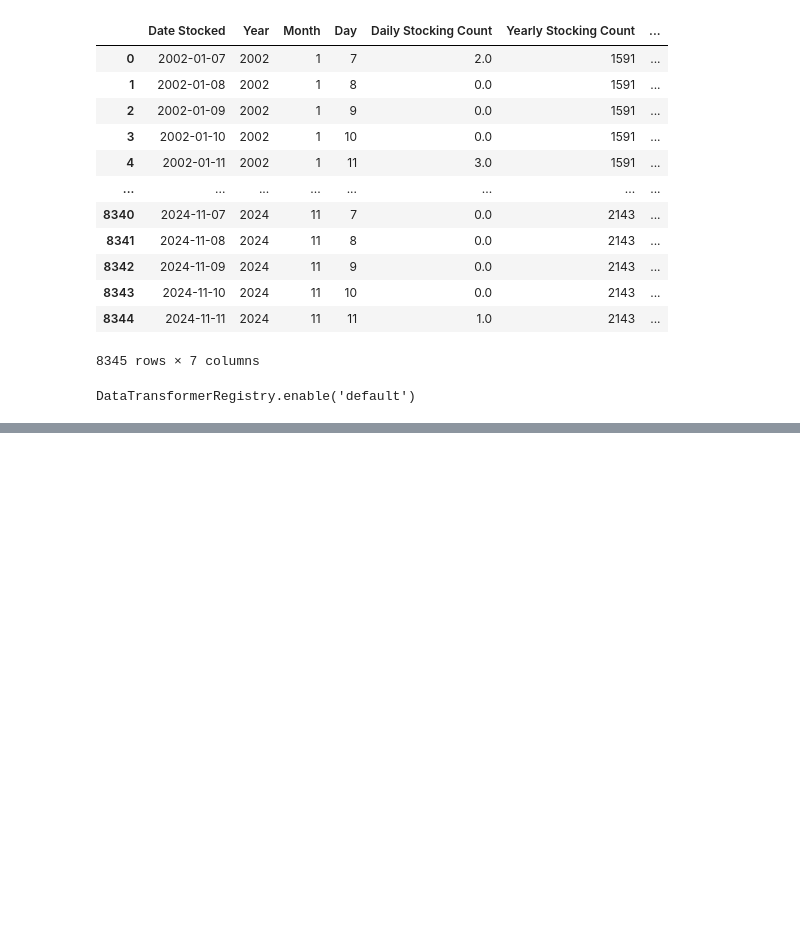
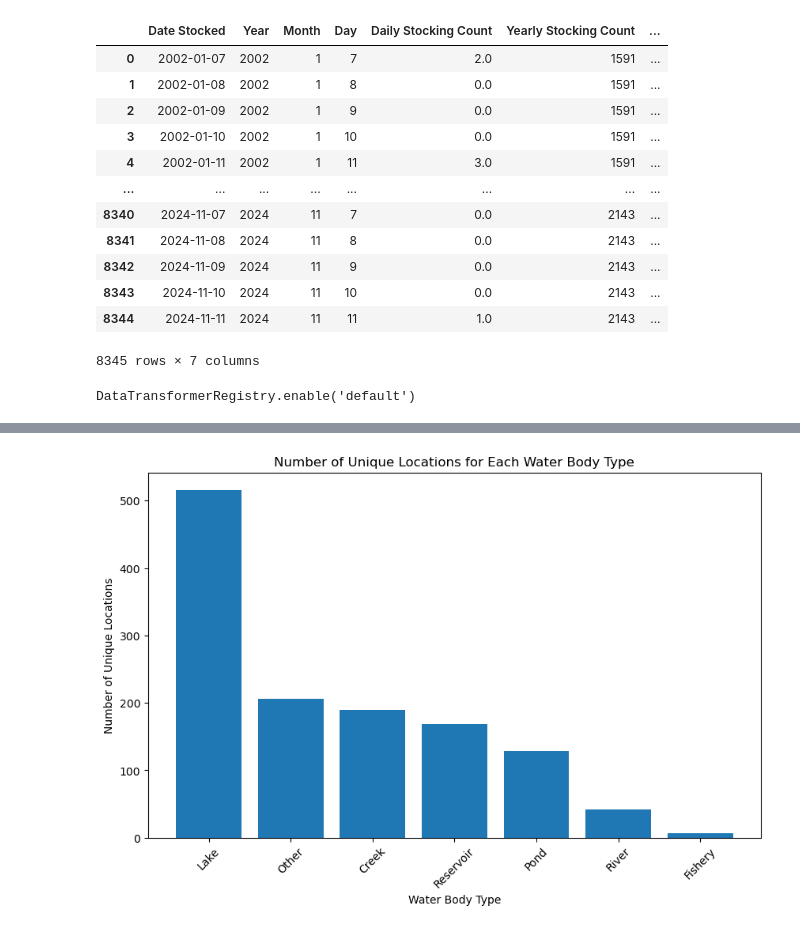
Before and after one commit to Daxton-Furniss/COMP-5960_Project, a Jupyter notebook: exploratory_notebook_draft.ipynb, the cells around one changed output, grey strips where cells are left out. Drawn from its saved outputs; the diff is of its cells as text; code cells hidden in the pictures; blank space fills up the shorter version.

Commit message:
adding water body vis, and some notes/inferences

```diff
--- a/exploratory_notebook_draft.ipynb
+++ b/exploratory_notebook_draft.ipynb
@@ -543,0 +560,8 @@ Introducing them in the summer helps to minimize mortality rates of stocked fish
+# %%
+#Number of unique locations for each each Water Body Type
+
+unique_instances_by_water_body_type = fish_stock_data.groupby('Water Body Type')['Water Name'].nunique().reset_index(name='Unique Instances')
+unique_instances_by_water_body_type = unique_instances_by_water_body_type.sort_values(by='Unique Instances', ascending=False)
+unique_instances_by_water_body_type
+
+#Caveat is some may not be able to be classified fully correctly using character recognition, so sorted into 'Other' Category
@@ -543,0 +577,11 @@ Introducing them in the summer helps to minimize mortality rates of stocked fish
+# %%
+# Plotting the number of unique locations for each Water Body Type
+plt.figure(figsize=(10, 6))
+plt.bar(unique_instances_by_water_body_type['Water Body Type'], unique_instances_by_water_body_type['Unique Instances'])
+plt.title('Number of Unique Locations for Each Water Body Type')
+plt.xlabel('Water Body Type')
+plt.ylabel('Number of Unique Locations')
+plt.xticks(rotation=45)
+plt.show()
+# %% [output]
+[figure, added]
```
Also changed, not shown: parts of 13 cells of this notebook.
